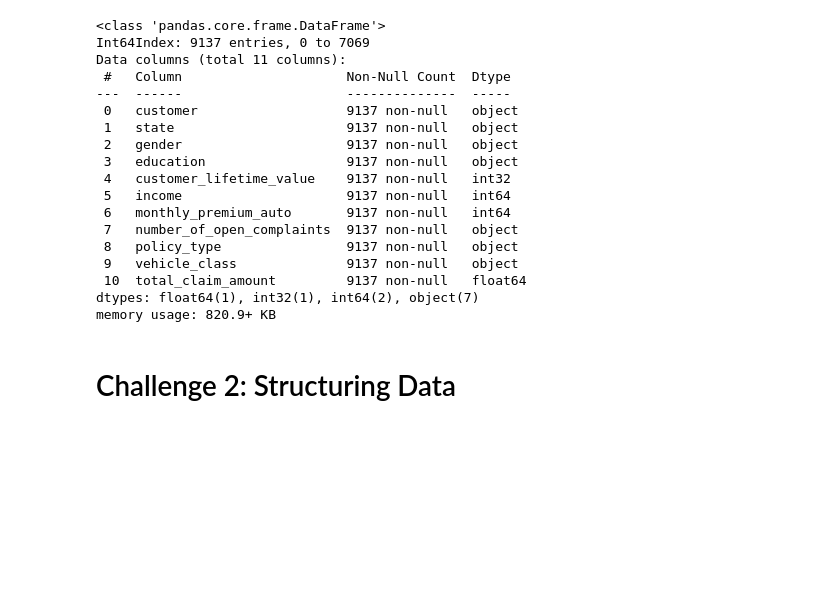
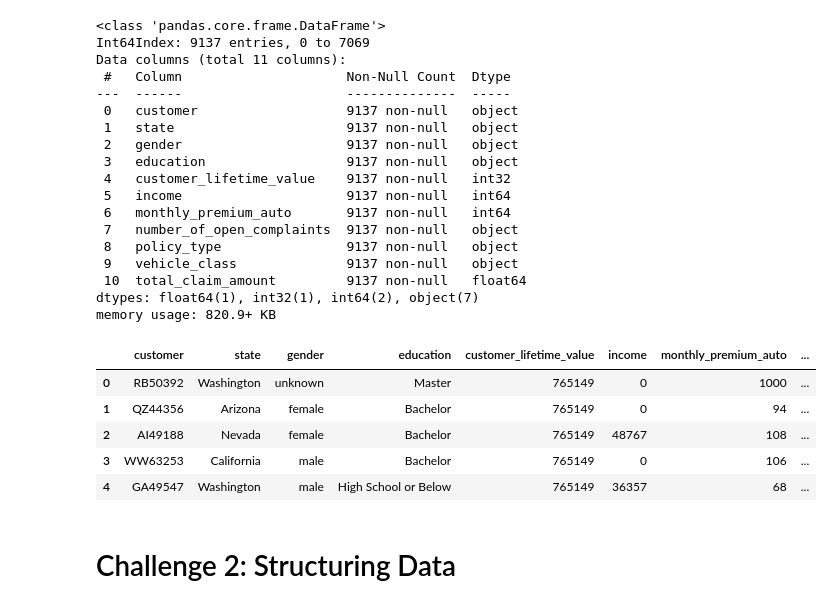
Before and after one commit to tobiasuihlein/lab-dw-data-structuring-and-combining, a Jupyter notebook: lab-dw-data-structuring-and-combining.ipynb, the cells around one changed output. Drawn from its saved outputs; the diff is of its cells as text; code cells hidden in the pictures; blank space fills up the shorter version.

```diff
--- a/lab-dw-data-structuring-and-combining.ipynb
+++ b/lab-dw-data-structuring-and-combining.ipynb
@@ -172,6 +170,19 @@ Data columns (total 11 columns):
  10  total_claim_amount         9137 non-null   float64
 dtypes: float64(1), int32(1), int64(2), object(7)
 memory usage: 820.9+ KB
+# %%
+# correct the data types ("number_of_open_complaints" and "total_claim_amount" to int)
+df["number_of_open_complaints"] = df["number_of_open_complaints"].astype(int).round(0)
+df["total_claim_amount"] = df["total_claim_amount"].round(0).astype(int)
+# %%
+df.head(5)
+# %% [output]
+|  | customer | state | gender | education | customer_lifetime_value | income | monthly_premium_auto | ... |
+| 0 | RB50392 | Washington | unknown | Master | 765149 | 0 | 1000 | ... |
+| 1 | QZ44356 | Arizona | female | Bachelor | 765149 | 0 | 94 | ... |
+| 2 | AI49188 | Nevada | female | Bachelor | 765149 | 48767 | 108 | ... |
+| 3 | WW63253 | California | male | Bachelor | 765149 | 0 | 106 | ... |
+| 4 | GA49547 | Washington | male | High School or Below | 765149 | 36357 | 68 | ... |
 # %% [markdown]
 # Challenge 2: Structuring Data
 # %% [markdown]
```
Also changed, not shown: parts of 13 cells of this notebook.
